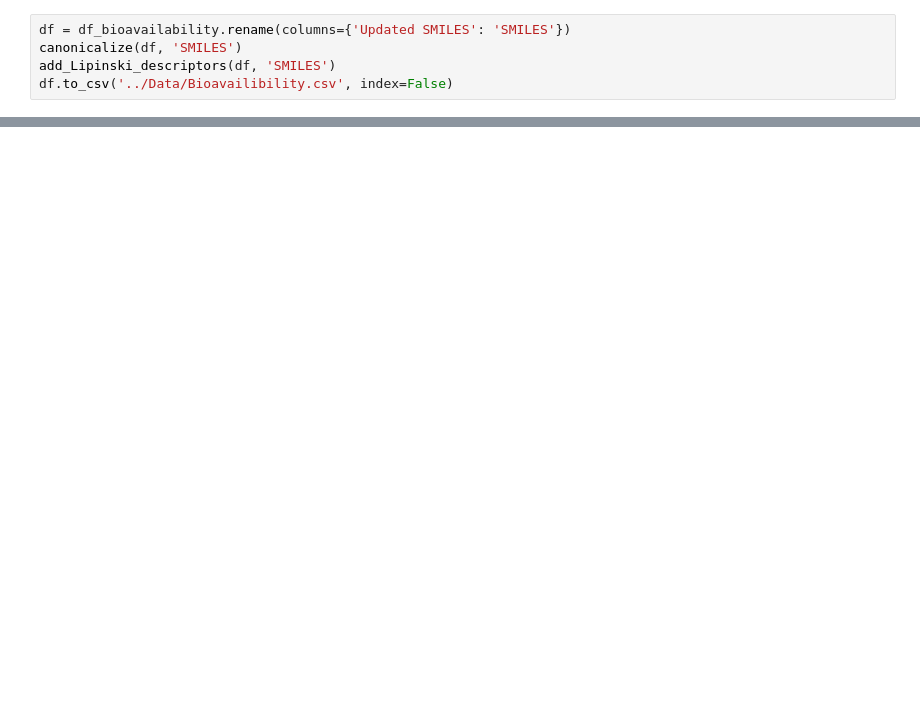
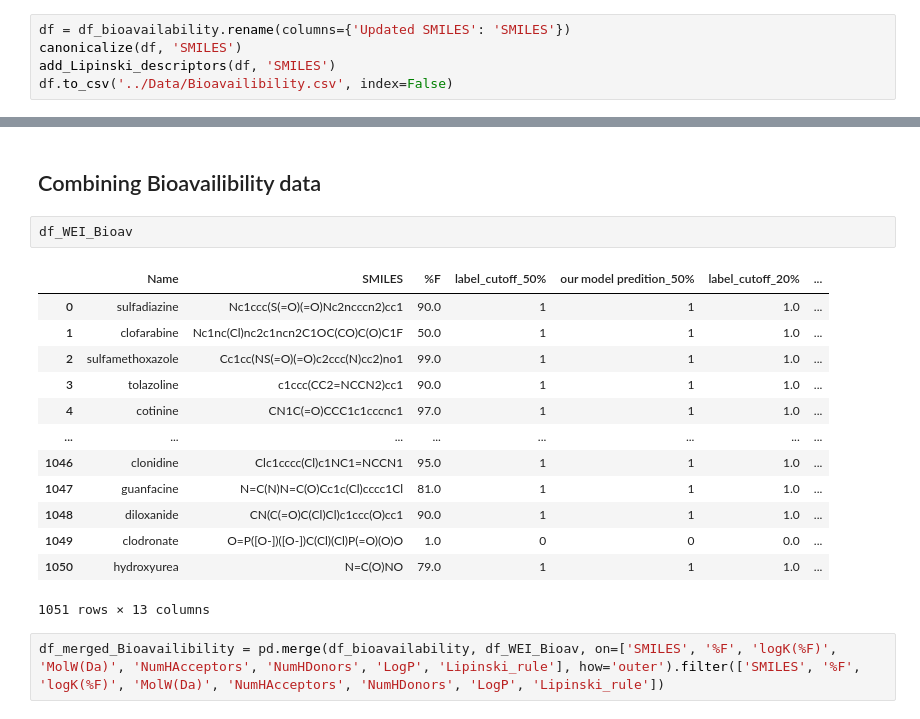
Before and after one commit to NinaB99/AI-for-Chemistry, a Jupyter notebook: Code/Data_cleaning.ipynb, the cells around one changed output, grey strips where cells are left out. Saved outputs shown, nothing was run; the diff lists cells and outputs as text; blank space fills up the shorter version.

```diff
--- a/Code/Data_cleaning.ipynb
+++ b/Code/Data_cleaning.ipynb
@@ -274,0 +330,20 @@ TypeError: unsupported operand type(s) for /: 'str' and 'int'
+# %% [markdown]
+## Combining Bioavailibility data
+# %%
+df_WEI_Bioav
+# %% [output]
+|  | Name | SMILES | %F | label_cutoff_50% | our model predition_50% | label_cutoff_20% | ... |
+| 0 | sulfadiazine | Nc1ccc(S(=O)(=O)Nc2ncccn2)cc1 | 90.0 | 1 | 1 | 1.0 | ... |
+| 1 | clofarabine | Nc1nc(Cl)nc2c1ncn2C1OC(CO)C(O)C1F | 50.0 | 1 | 1 | 1.0 | ... |
+| 2 | sulfamethoxazole | Cc1cc(NS(=O)(=O)c2ccc(N)cc2)no1 | 99.0 | 1 | 1 | 1.0 | ... |
+| 3 | tolazoline | c1ccc(CC2=NCCN2)cc1 | 90.0 | 1 | 1 | 1.0 | ... |
+| 4 | cotinine | CN1C(=O)CCC1c1cccnc1 | 97.0 | 1 | 1 | 1.0 | ... |
+| ... | ... | ... | ... | ... | ... | ... | ... |
+| 1046 | clonidine | Clc1cccc(Cl)c1NC1=NCCN1 | 95.0 | 1 | 1 | 1.0 | ... |
+| 1047 | guanfacine | N=C(N)N=C(O)Cc1c(Cl)cccc1Cl | 81.0 | 1 | 1 | 1.0 | ... |
+| 1048 | diloxanide | CN(C(=O)C(Cl)Cl)c1ccc(O)cc1 | 90.0 | 1 | 1 | 1.0 | ... |
+| 1049 | clodronate | O=P([O-])([O-])C(Cl)(Cl)P(=O)(O)O | 1.0 | 0 | 0 | 0.0 | ... |
+| 1050 | hydroxyurea | N=C(O)NO | 79.0 | 1 | 1 | 1.0 | ... |
+1051 rows × 13 columns
+# %%
+df_merged_Bioavailibility = pd.merge(df_bioavailability, df_WEI_Bioav, on=['SMILES', '%F', 'logK(%F)', 'MolW(Da)', 'NumHAcceptors', 'NumHDonors', 'LogP', 'Lipinski_rule'], how='outer').filter(['SMILES', '%F', 'logK(%F)', 'MolW(Da)', 'NumHAcceptors', 'NumHDonors', 'LogP', 'Lipinski_rule'])
```
Also changed, not shown: parts of 21 cells of this notebook, 1 other file.
